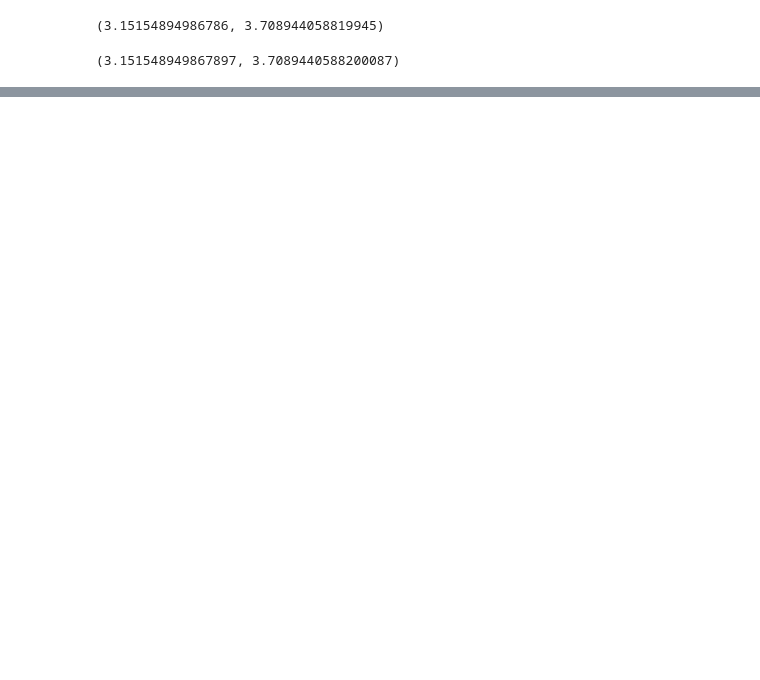
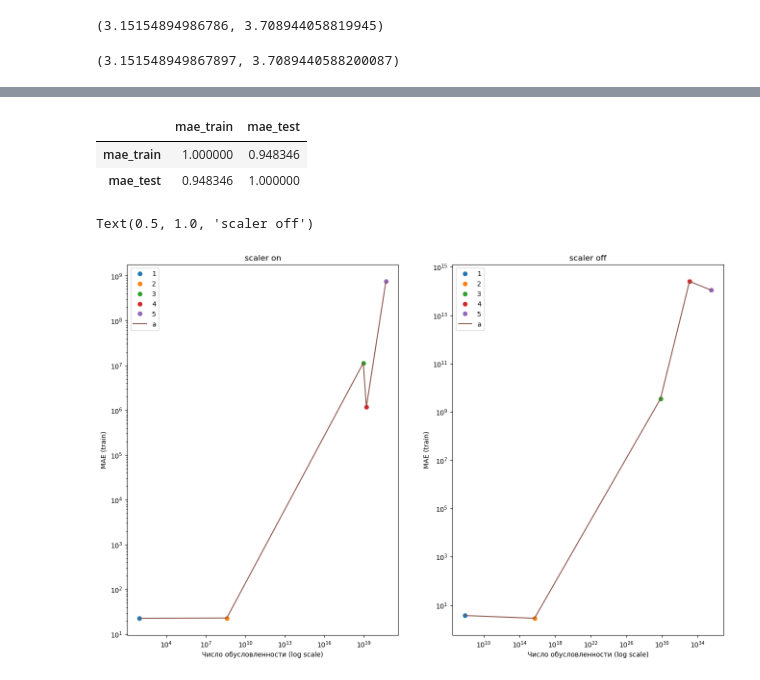
Before and after one commit to EZHOWWW/digital_math_lab1, a Jupyter notebook: NM_EAI_lab_1.ipynb, the cells around one changed output, grey strips where cells are left out. Cells and saved outputs as stored; diff of their text form; code cells hidden in the pictures; blank space fills up the shorter version.

```diff
--- a/NM_EAI_lab_1.ipynb
+++ b/NM_EAI_lab_1.ipynb
@@ -30,13 +30,15 @@ data
 | 505 | 0.04741 | 0.0 | 11.93 | 0 | 0.573 | 6.030 | 80.8 | 2.5050 | 1 | 273.0 | 21.0 | ... |
 506 rows × 14 columns
 # %%
-#цель y столбец 14, "иксы" с 1 по 13
+# цель y столбец 14, "иксы" с 1 по 13
 k = 13
-X, y = data.drop([data.columns[k]],axis = 1), data[data.columns[k]]
-#конструктор признаков
-poly = PolynomialFeatures(1, include_bias = False, interaction_only = True)
-#делим на трейн и тест
-X_train, X_test, y_train, y_test = train_test_split(X,y, test_size = test_size, random_state = random_state)
+X, y = data.drop([data.columns[k]], axis=1), data[data.columns[k]]
+# конструктор признаков
+poly = PolynomialFeatures(1, include_bias=False, interaction_only=True)
+# делим на трейн и тест
+X_train, X_test, y_train, y_test = train_test_split(
+    X, y, test_size=test_size, random_state=random_state
+)
 X_train, X_test = poly.fit_transform(X_train), poly.fit_transform(X_test)
-X_train.shape, X_test.shape
+print(X_train.shape, X_test.shape)
 # %% [output]
@@ -59,0 +144,37 @@ mean_absolute_error(X_train@a,y_train), mean_absolute_error(X_test@a,y_test)
+# %%
+# Почти одинаковые можно использовать только один
+results_df[["mae_train", "mae_test"]].corr()
+# %% [output]
+|  | mae_train | mae_test |
+| mae_train | 1.000000 | 0.948346 |
+| mae_test | 0.948346 | 1.000000 |
+# %%
+plt.figure(figsize=(16, 10))
+plt.subplot(121)
+subset = results_df[(results_df["StandardScaler"] == True)]
+for d in digits:
+    subset_d = subset[subset["PolynomialFeatures"] == d]
+    plt.plot(subset_d["cond_number"], subset_d["mae_test"], "o", label=f"{d}")
+plt.plot(subset["cond_number"], subset["mae_test"], "-", label="a")
+plt.xscale("log")
+plt.yscale("log")
+plt.xlabel("Число обусловленности (log scale)")
+plt.ylabel("MAE (train)")
+plt.legend()
+plt.title("scaler on")
+
+plt.subplot(122)
+subset = results_df[(results_df["StandardScaler"] == False)]
+for d in digits:
+    subset_d = subset[subset["PolynomialFeatures"] == d]
+    plt.plot(subset_d["cond_number"], subset_d["mae_test"], "o", label=f"{d}")
+plt.plot(subset["cond_number"], subset["mae_test"], "-", label="a")
+plt.xscale("log")
+plt.yscale("log")
+plt.xlabel("Число обусловленности (log scale)")
+plt.ylabel("MAE (train)")
+plt.legend()
+plt.title("scaler off")
+# %% [output]
+Text(0.5, 1.0, 'scaler off')
+[figure, added]
```
Also changed, not shown: parts of 7 cells of this notebook.
